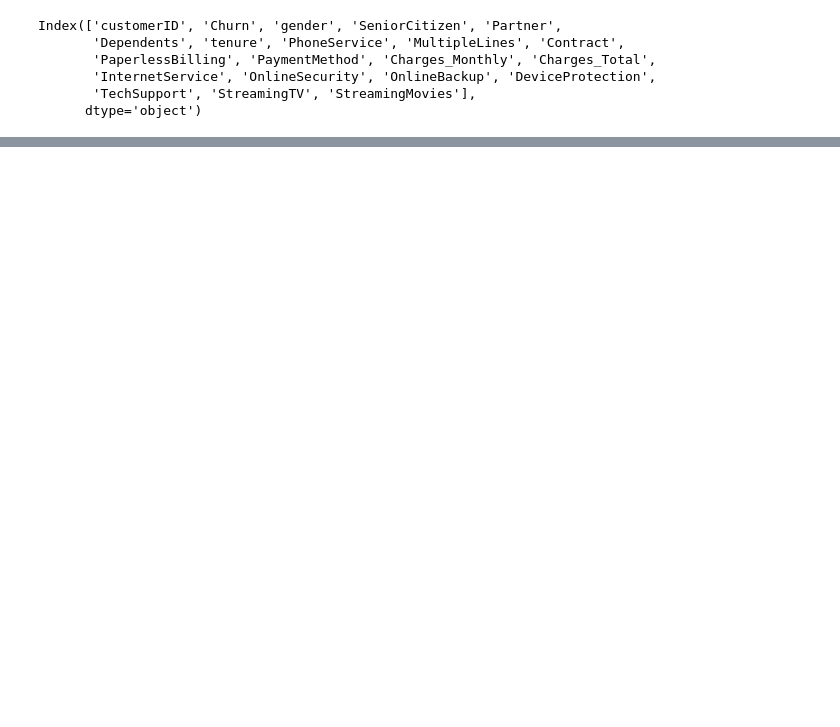
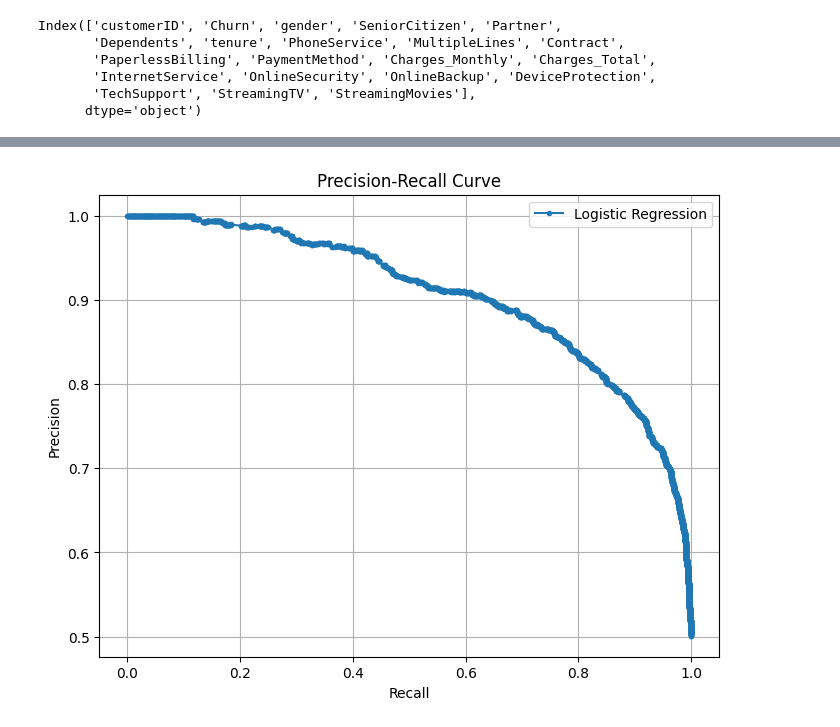
Before and after one commit to nikhilbansal23/TelcoRetentionStratergies, a Jupyter notebook: Telco_Retention_Strategies.ipynb, the cells around one changed output, grey strips where cells are left out. Saved outputs shown, nothing was run; the diff lists cells and outputs as text; code cells hidden in the pictures; blank space fills up the shorter version.

```diff
--- a/Telco_Retention_Strategies.ipynb
+++ b/Telco_Retention_Strategies.ipynb
@@ -211,0 +382,2 @@ fig.show()
+# %%
+df.drop(['Charges_Monthly','Charges_Total','MonthlyCharges','TotalCharges','MonthlyCharges_bin','TotalCharges_bin','Tenure_bin','tenure'], axis=1, inplace=True)
@@ -211,0 +447,3 @@ fig.show()
+# %%
+X = df_filtered.drop('Churn', axis=1)  # Features
+y = df_filtered['Churn']  # Target variable
@@ -211,0 +452,8 @@ fig.show()
+# %%
+from imblearn.over_sampling import SMOTE
+
+# Instantiate SMOTE
+smote = SMOTE(random_state=42)
+
+# Apply SMOTE to generate synthetic samples for minority class
+X_resampled, y_resampled = smote.fit_resample(X, y)
@@ -211,0 +466,4 @@ fig.show()
+# %%
+from sklearn.model_selection import train_test_split
+
+X_train, X_test, y_train, y_test = train_test_split(X_resampled, y_resampled, test_size=0.4, random_state=50)
@@ -211,0 +536,18 @@ fig.show()
+# %%
+# Predict probabilities of positive class for test set
+from sklearn.metrics import precision_recall_curve
+y_probs = logreg.predict_proba(X_test)[:, 1]
+
+# Calculate precision-recall curve
+precision, recall, thresholds = precision_recall_curve(y_test, y_probs)
+
+# Plot precision-recall curve
+plt.figure(figsize=(8, 6))
+plt.plot(recall, precision, marker='.', label='Logistic Regression')
+plt.xlabel('Recall')
+plt.ylabel('Precision')
+plt.title('Precision-Recall Curve')
+plt.legend()
+plt.grid(True)
+# %% [output]
+[figure, added]
```
Also changed, not shown: parts of 49 cells of this notebook.
